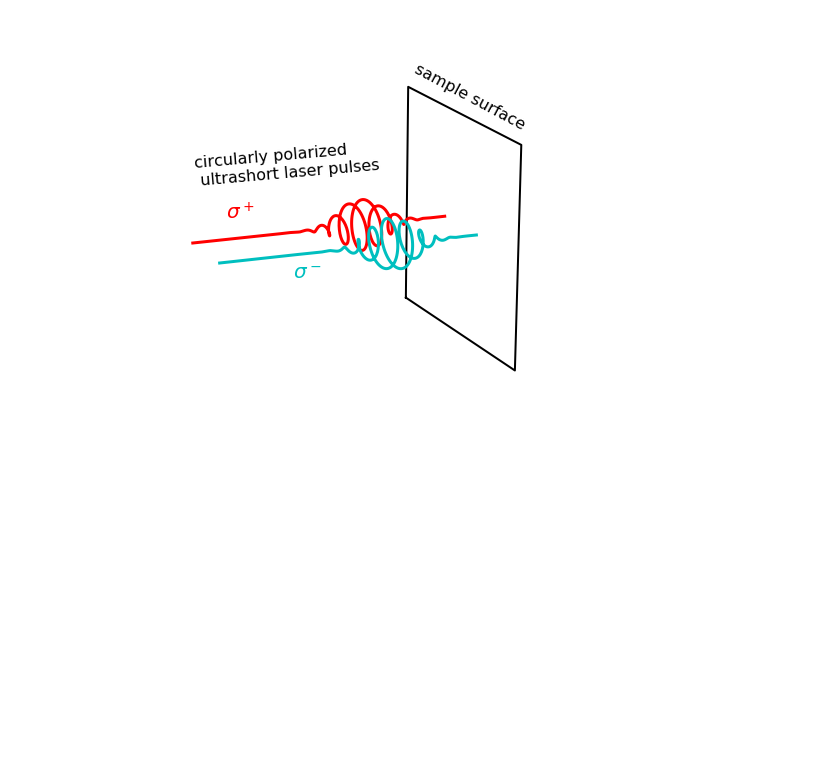
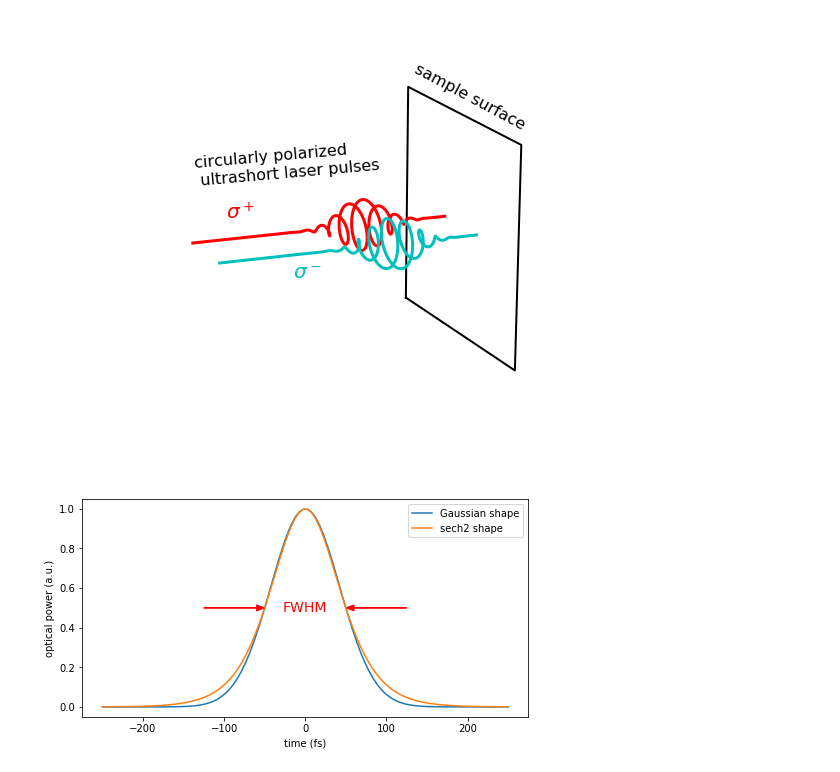
Before and after one commit to JackRBlack/scientific-computing, a Jupyter notebook: ultrafast laser pulse.ipynb, the cells around one changed output. Saved outputs shown, nothing was run; the diff lists cells and outputs as text; code cells hidden in the pictures; blank space fills up the shorter version.

```diff
--- a/ultrafast laser pulse.ipynb
+++ b/ultrafast laser pulse.ipynb
@@ -111,0 +115,20 @@ plt.show()
+# %%
+t = np.linspace(-250, 250, 100)
+
+plt.figure(figsize=(8, 4))
+plt.plot(t, np.exp(-t**2/(100/1.665)**2)) # Gaussian FWHM = 1.665
+plt.plot(t, 1 / np.cosh(t/100*1.763)**2) # sech2 FWHM = 1.763
+
+plt.arrow(125, 0.5, -75, 0, color='r', length_includes_head=True, head_width=0.03, head_length=10)
+plt.arrow(-125, 0.5, 75, 0, color='r', length_includes_head=True, head_width=0.03, head_length=10)
+plt.text(0, 0.5, 'FWHM', color='r', fontsize=14, horizontalalignment='center', verticalalignment='center')
+
+plt.xlabel('time (fs)')
+plt.ylabel('optical power (a.u.)')
+plt.legend(['Gaussian shape', 'sech2 shape'])
+
+plt.savefig("ultrafast-pulses-FWHM.eps", dpi = 300, format = 'eps')
+
+plt.show()
+# %% [output]
+[figure, added]
```
Also changed, not shown: parts of 15 cells of this notebook, 7 other files.
